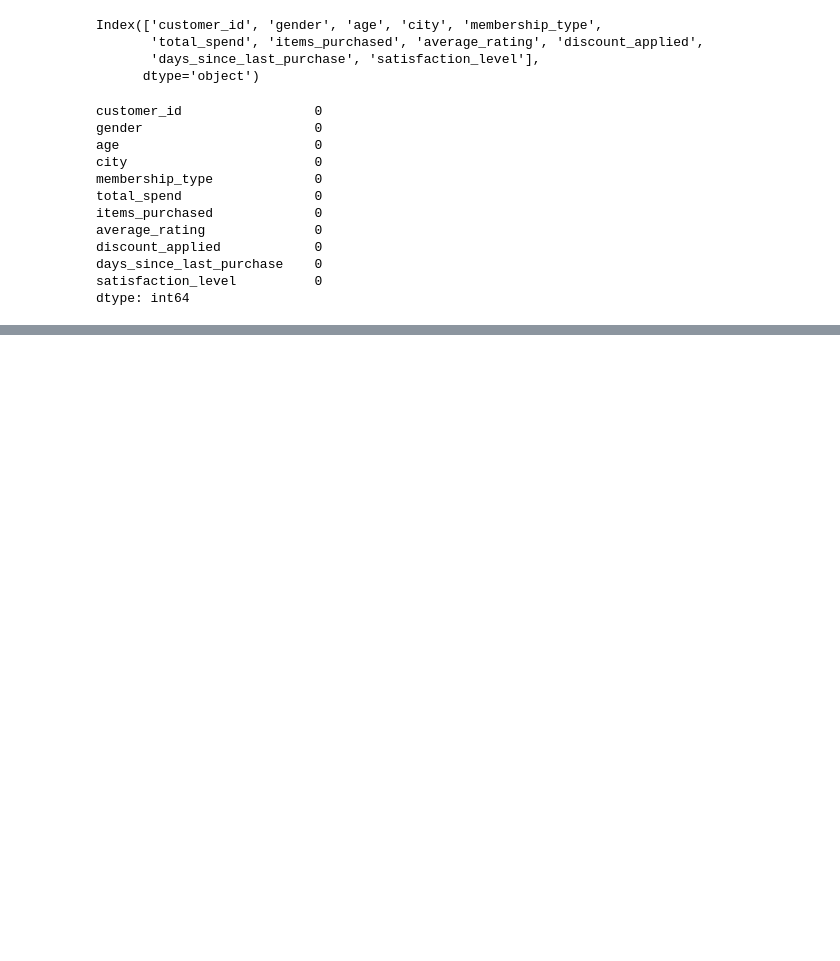
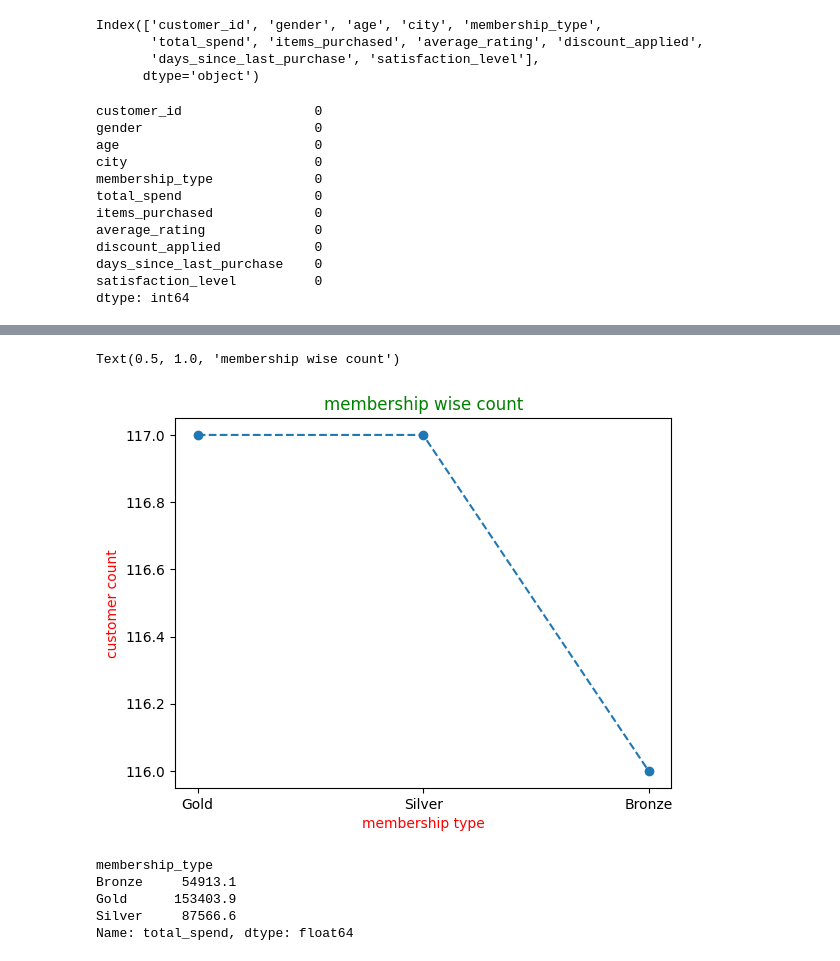
Before and after one commit to abinanand/Pandas_works, a Jupyter notebook: Customer_behaviour_case_study/customer_behviour_study.ipynb, the cells around one changed output, grey strips where cells are left out. Drawn from its saved outputs; the diff is of its cells as text; code cells hidden in the pictures; blank space fills up the shorter version.

```diff
--- a/Customer_behaviour_case_study/customer_behviour_study.ipynb
+++ b/Customer_behaviour_case_study/customer_behviour_study.ipynb
@@ -61,0 +89,20 @@ dtype: int64
+# %%
+ms_count = df["membership_type"].value_counts()
+# %%
+plt.plot(ms_count,marker="o",linestyle="dashed")
+plt.xlabel("membership type",color="red")
+plt.ylabel("customer count",color="red")
+plt.title("membership wise count",color="green")
+# %% [output]
+Text(0.5, 1.0, 'membership wise count')
+[figure, added]
+# %%
+# membership wise total_spend summary
+membership_total_spend = df.groupby("membership_type")["total_spend"].sum()
+membership_total_spend
+# %% [output]
+membership_type
+Bronze     54913.1
+Gold      153403.9
+Silver     87566.6
+Name: total_spend, dtype: float64
```
Also changed, not shown: parts of 16 cells of this notebook.
